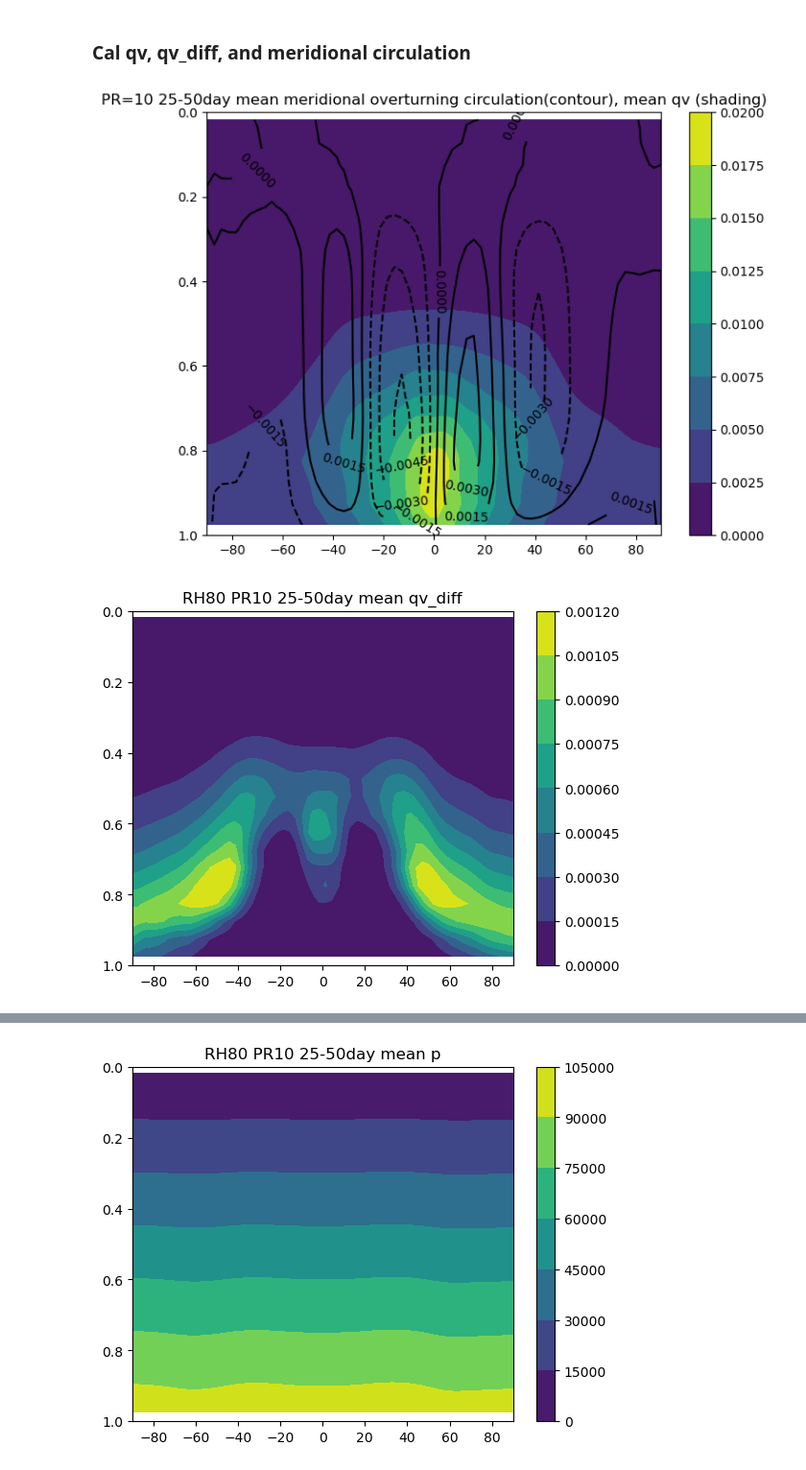
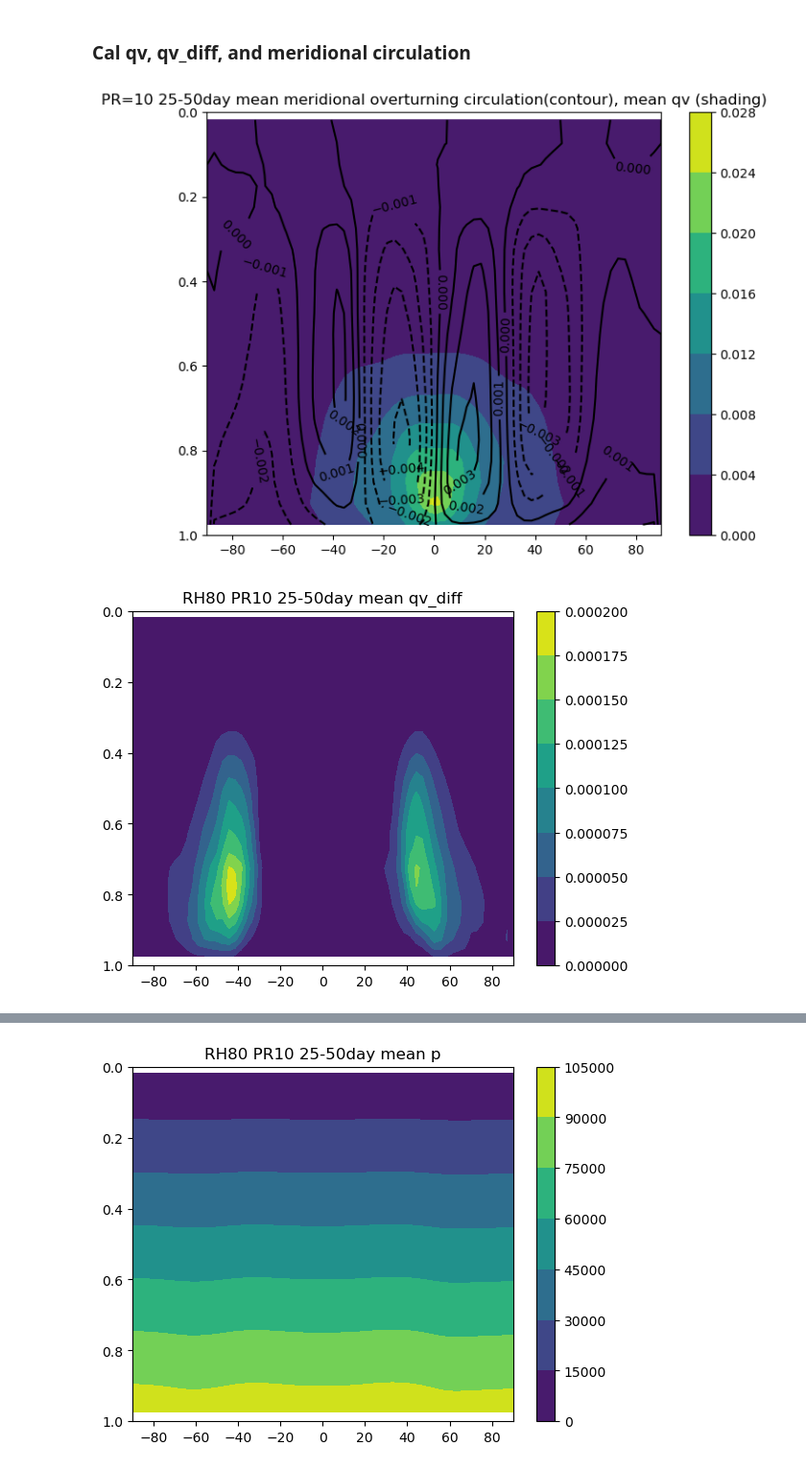
Before and after one commit to PeterChang1023/Dycore_Master, a Jupyter notebook: dycore/IdealizeSpetral.jl/exp/HSt42/check_spinupday.ipynb, the cells around one changed output, grey strips where cells are left out. Shown: that part at 96% size. Saved outputs shown, nothing was run; the diff lists cells and outputs as text; code cells hidden in the pictures.

```diff
--- a/dycore/IdealizeSpetral.jl/exp/HSt42/check_spinupday.ipynb
+++ b/dycore/IdealizeSpetral.jl/exp/HSt42/check_spinupday.ipynb
@@ -102,7 +102,7 @@ class Dycore:
         self.Prec[:, 0,:,:] = 1/self.g * self.qv_diff[:, 0,:,:] * (self.p[:, 1,:,:] - self.p[:, 0,:,:])/2
         self.Prec[:,-1,:,:] = 1/self.g * self.qv_diff[:,-1,:,:] * (self.p[:,-1,:,:] - self.p[:,-2,:,:])/2
 
-        self.Prec_mean = np.nanmean(self.Prec, axis=(1))
+        self.Prec_mean = np.nansum(self.Prec, axis=(1))
         self.Prec_mean2 = np.nanmean(self.Prec_mean, axis=(2))
 
         return self.Prec_mean2
@@ -458,7 +458,7 @@ plt.show()
 # Cal qv
 # %%
 # file = "day50_hope_test_all.dat"
-file = "test_all.dat"
+# file = "test_all.dat"
 
 dycore = Dycore(file)
 un = dycore.unsaturated
@@ -581,7 +581,7 @@ for i in range(10,20,10):
     yy, sigma_mean2 = dycore.yy, dycore.sigma_mean2
 
     qv = dycore.qv
-    qv_mean = np.nanmean(qv[25:,:,:,:], axis=(0,3))
+    qv_mean = np.nanmean(qv[:,:,:,:], axis=(0,3))
 
 
 
@@ -598,30 +598,30 @@ for i in range(10,20,10):
     plt.title(f"PR={pr} 25-50day mean meridional overturning circulation(contour), mean qv (shading)")
     plt.show()
 # %% [output]
-[figure, old version]
+[figure, new version]
 # %%
 for i in range(10,20,10):
     pr = i
     # file = f"PR{pr}_200day_test_ice_all.dat"
     # file = "300day_RH80_PR10_test_vertical_advection_revised_all.dat"
     # file = "day10_hope_test_all.dat"
     dycore = Dycore(file)
     yy, sigma_mean2 = dycore.yy, dycore.sigma_mean2
 
     qv_diff = dycore.qv_diff
 
     plt.figure(dpi=100.)
-    qv_diff_mean = np.nanmean(qv_diff[25:,:,:,:], axis=(0,3))
+    qv_diff_mean = np.nanmean(qv_diff[:,:,:,:], axis=(0,3))
     # qv_diff_mean = np.nanmean(qv_diff[-100:,:,:,:], axis=(0,3))
 
     CS = plt.contourf(yy, sigma_mean2, qv_diff_mean)
     plt.colorbar(CS)
     plt.title(f"RH80 PR{pr} 25-50day mean qv_diff")
 
     plt.ylim([1,0])
     plt.show()
 # %% [output]
-[figure, old version]
+[figure, new version]
 # %%
 
 u = dycore.u
```
Also changed, not shown: parts of 3 cells of this notebook, 2 other files.
